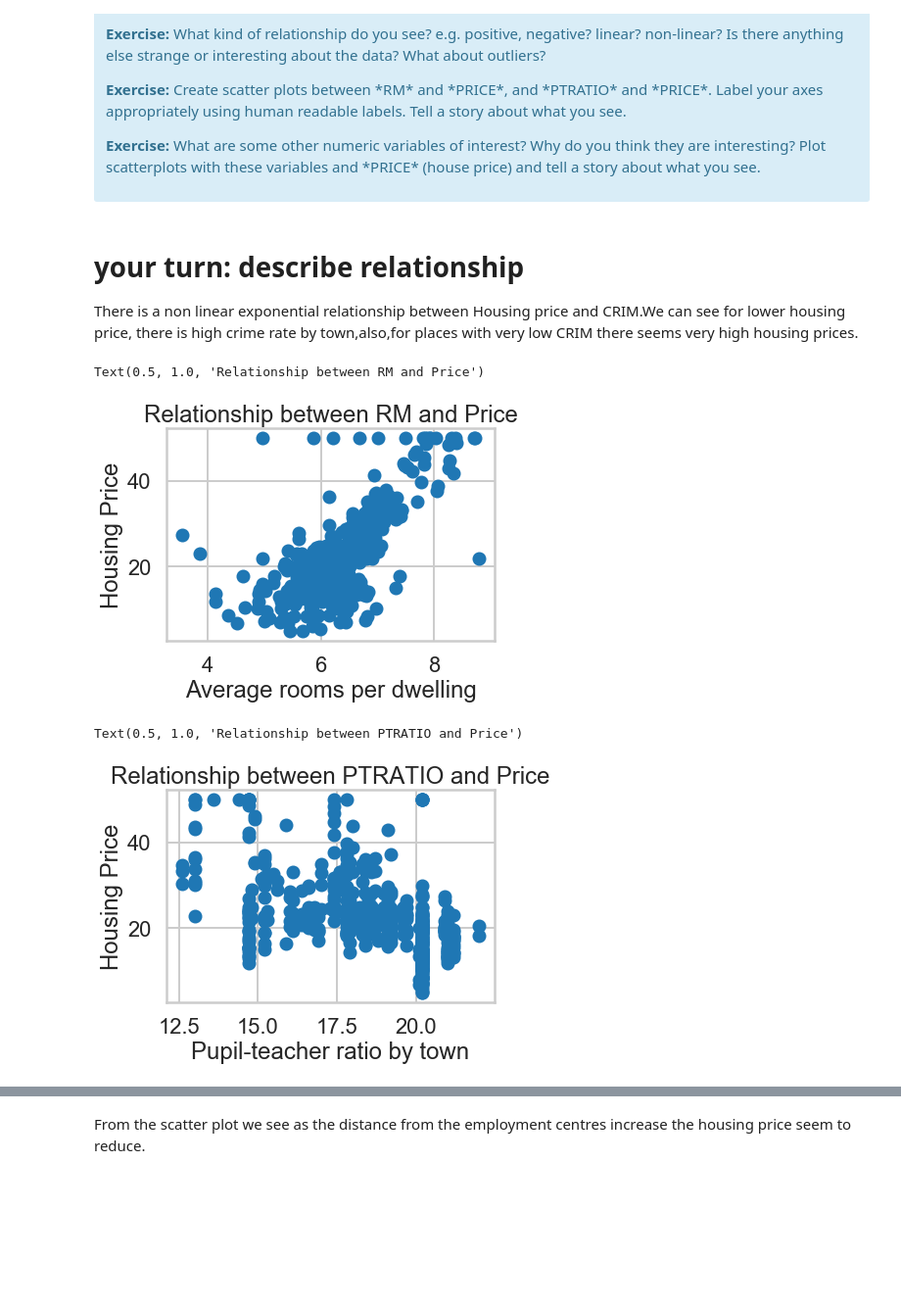
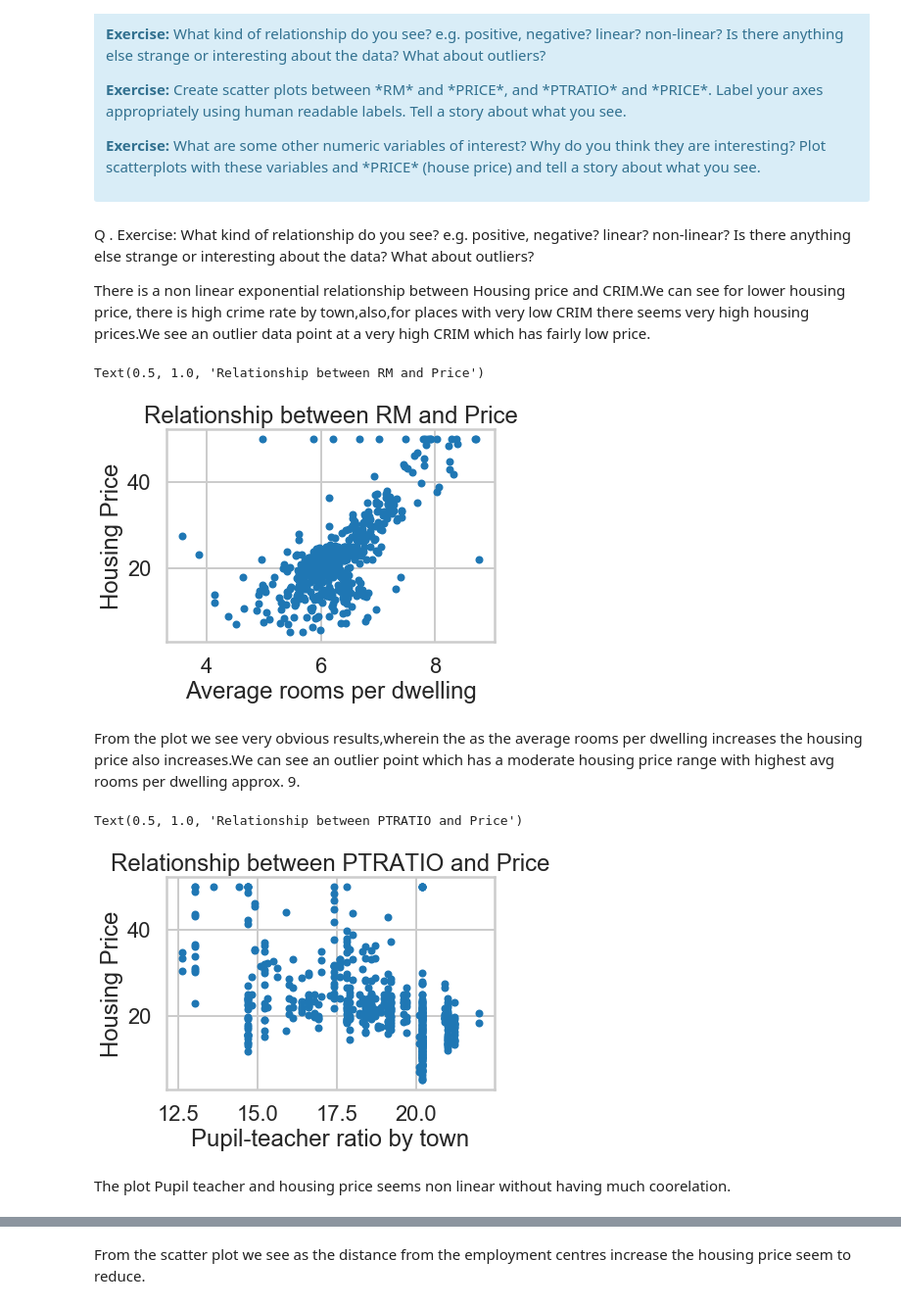
Before and after one commit to Anandpatil412/DSC, a Jupyter notebook: Linear_regression/Mini_Project_Linear_Regression.ipynb, the cells around one changed output, grey strips where cells are left out. Shown: that part at 98% size. Drawn from its saved outputs; the diff is of its cells as text; code cells hidden in the pictures; blank space fills up the shorter version.

```diff
--- a/Linear_regression/Mini_Project_Linear_Regression.ipynb
+++ b/Linear_regression/Mini_Project_Linear_Regression.ipynb
@@ -278,26 +278,31 @@ Text(0.5, 1.0, 'Relationship between CRIM and Price')
 
 </div>
 # %% [markdown]
-# your turn: describe relationship
+Q . Exercise: What kind of relationship do you see? e.g. positive, negative? linear? non-linear? Is there anything else strange or interesting about the data? What about outliers?
+
 There is a non linear exponential relationship between Housing price and CRIM.We can see for lower housing price,
-there is high crime rate by town,also,for places with very low CRIM there seems very high housing prices.
+there is high crime rate by town,also,for places with very low CRIM there seems very high housing prices.We see an outlier data point at a very high CRIM which has fairly low price.
 # %%
 # your turn: scatter plot between *RM* and *PRICE*
-plt.scatter(bos.RM, bos.PRICE)
+plt.scatter(bos.RM, bos.PRICE,marker='.')
 plt.xlabel("Average rooms per dwelling")
 plt.ylabel("Housing Price")
 plt.title("Relationship between RM and Price")
 # %% [output]
 Text(0.5, 1.0, 'Relationship between RM and Price')
-[figure, old version]
+[figure, new version]
+# %% [markdown]
+From the plot we see very obvious results,wherein the as the average rooms per dwelling increases the housing price also increases.We can see an outlier point which has a moderate housing price range with highest avg rooms per dwelling approx. 9.
 # %%
 # your turn: scatter plot between *PTRATIO* and *PRICE*
-plt.scatter(bos.PTRATIO, bos.PRICE)
+plt.scatter(bos.PTRATIO, bos.PRICE,marker='.')
 plt.xlabel("Pupil-teacher ratio by town")
 plt.ylabel("Housing Price")
 plt.title("Relationship between PTRATIO and Price")
 # %% [output]
 Text(0.5, 1.0, 'Relationship between PTRATIO and Price')
-[figure, old version]
+[figure, new version]
+# %% [markdown]
+The plot Pupil teacher and housing price seems non linear without having much coorelation.
 # %%
 # your turn: create some other scatter plots
```
Also changed, not shown: parts of 64 cells of this notebook.
